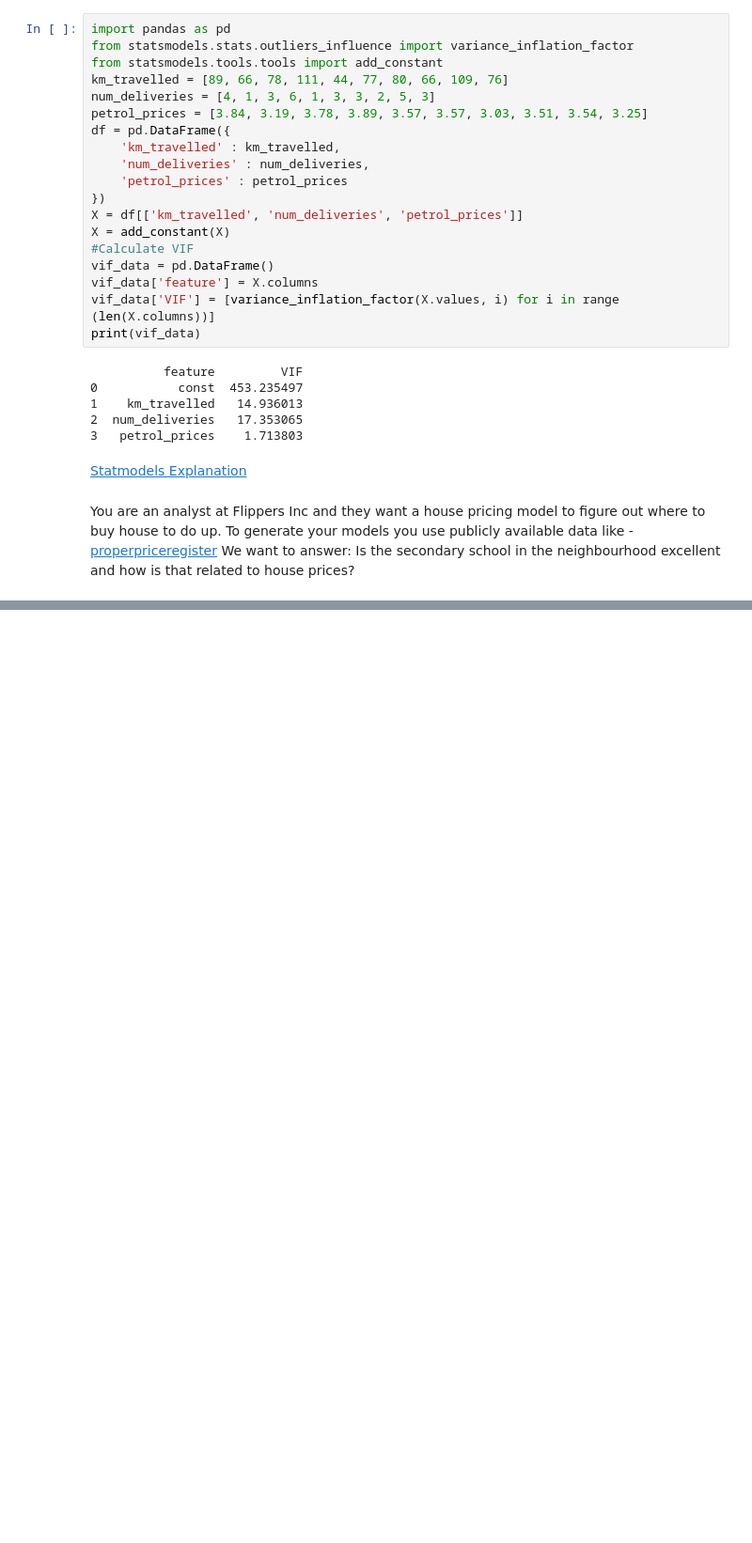
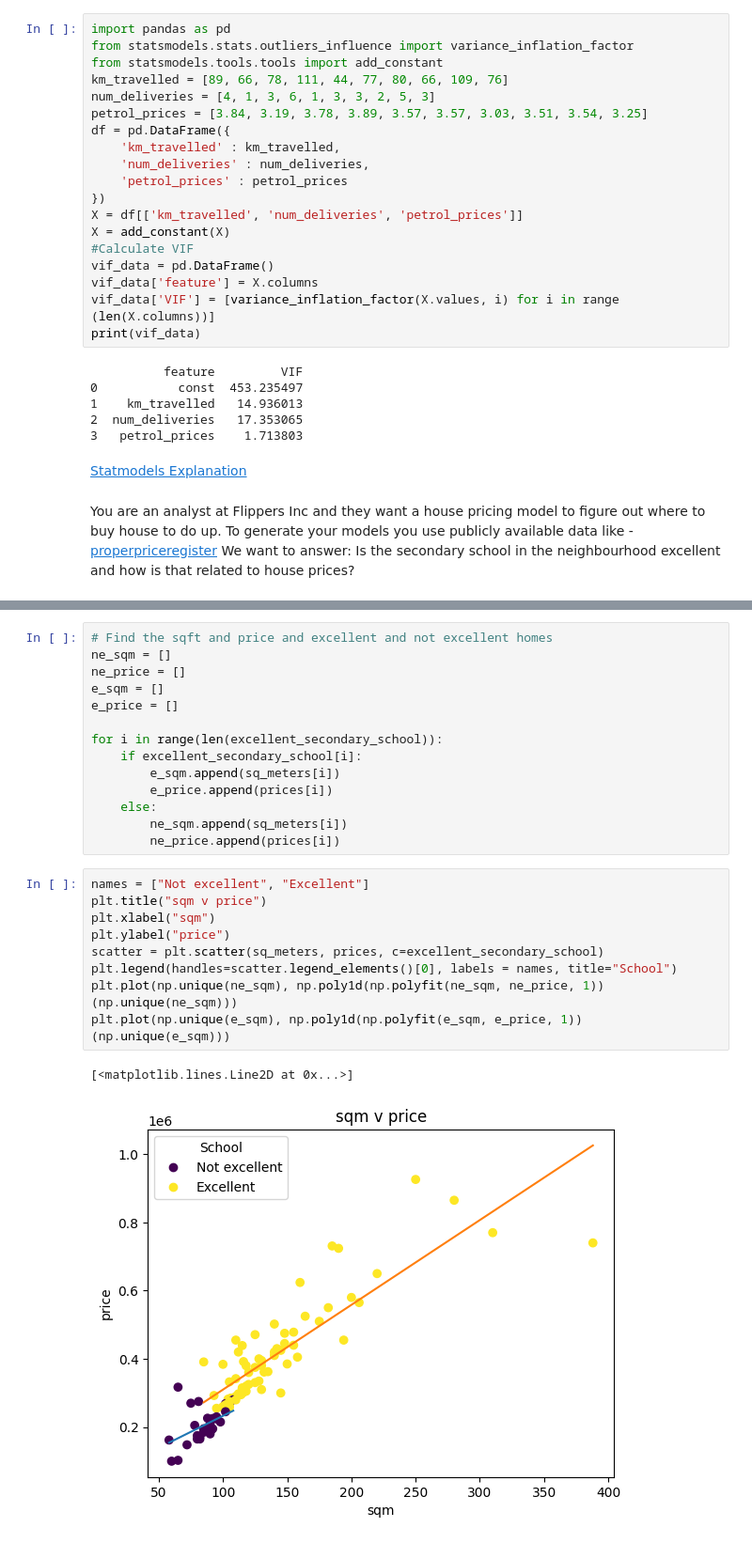
Before and after one commit to johnloane/sd4_dav_26, a Jupyter notebook: MLR/MLR_Fri.ipynb, the cells around one changed output, grey strips where cells are left out. Shown at 94% size. Cells and saved outputs as stored; diff of their text form; blank space fills up the shorter version.

```diff
--- a/MLR/MLR_Fri.ipynb
+++ b/MLR/MLR_Fri.ipynb
@@ -667,0 +802,26 @@ We want to answer: Is the secondary school in the neighbourhood excellent and ho
+# %%
+# Find the sqft and price and excellent and not excellent homes
+ne_sqm = []
+ne_price = []
+e_sqm = []
+e_price = []
+
+for i in range(len(excellent_secondary_school)):
+    if excellent_secondary_school[i]:
+        e_sqm.append(sq_meters[i])
+        e_price.append(prices[i])
+    else:
+        ne_sqm.append(sq_meters[i])
+        ne_price.append(prices[i])
+# %%
+names = ["Not excellent", "Excellent"]
+plt.title("sqm v price")
+plt.xlabel("sqm")
+plt.ylabel("price")
+scatter = plt.scatter(sq_meters, prices, c=excellent_secondary_school)
+plt.legend(handles=scatter.legend_elements()[0], labels = names, title="School")
+plt.plot(np.unique(ne_sqm), np.poly1d(np.polyfit(ne_sqm, ne_price, 1))(np.unique(ne_sqm)))
+plt.plot(np.unique(e_sqm), np.poly1d(np.polyfit(e_sqm, e_price, 1))(np.unique(e_sqm)))
+# %% [output]
+[<matplotlib.lines.Line2D at 0x...>]
+[figure, added]
```
Also changed, not shown: parts of 38 cells of this notebook, 1 other file.
